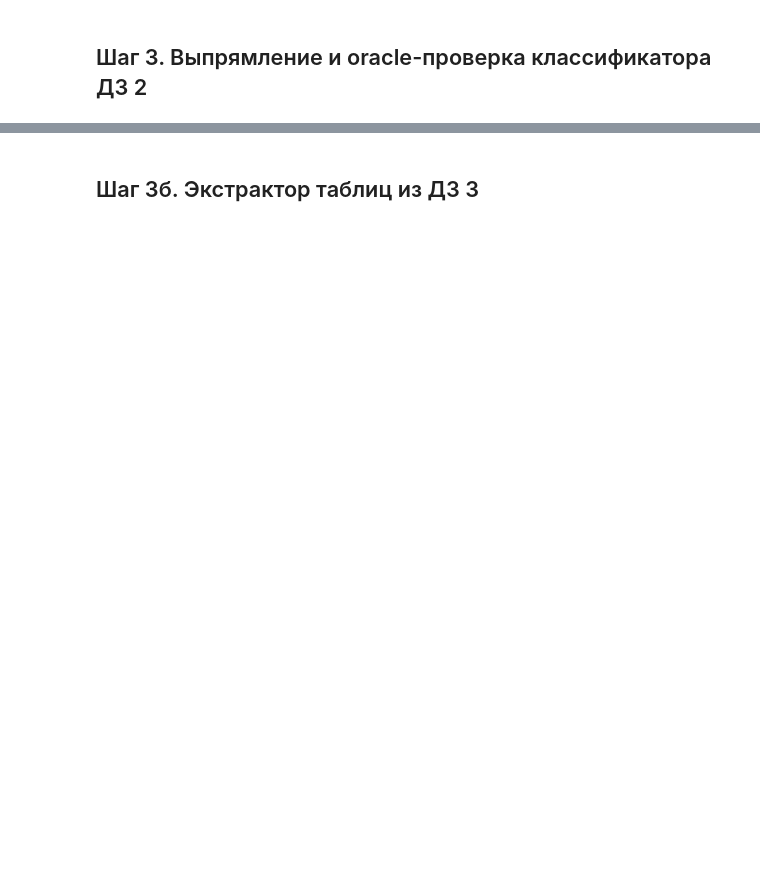
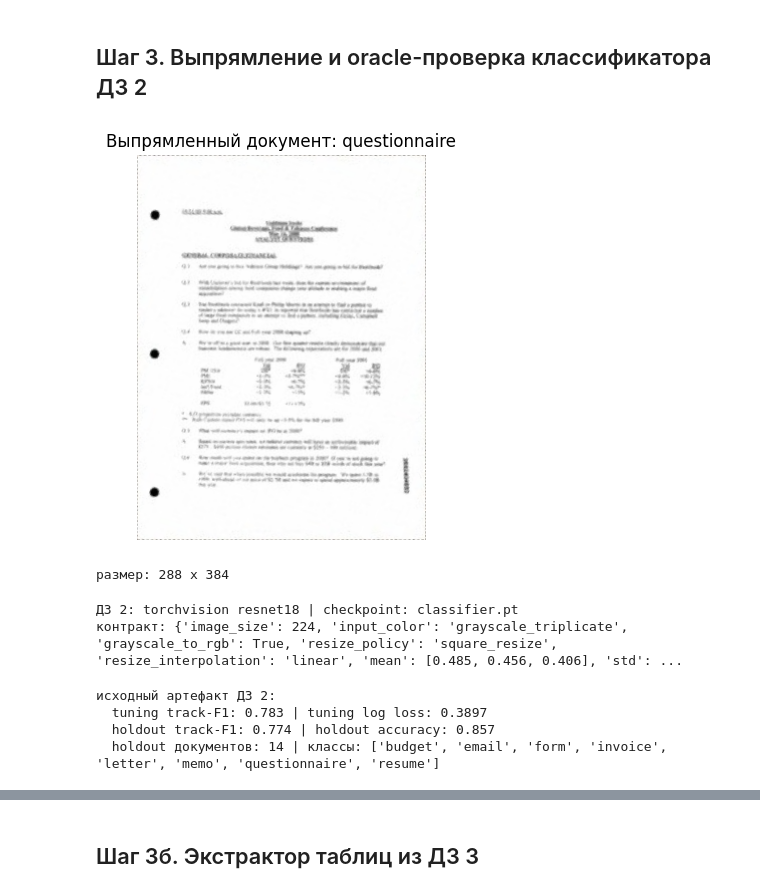
Before and after one commit to DementievWoW/MIPT_CV, a Jupyter notebook: case4/CV_ДЗ4_Конвейер_на_потоке.ipynb, the cells around one changed output, grey strips where cells are left out. Saved outputs shown, nothing was run; the diff lists cells and outputs as text; code cells hidden in the pictures; blank space fills up the shorter version.

```diff
--- a/case4/CV_ДЗ4_Конвейер_на_потоке.ipynb
+++ b/case4/CV_ДЗ4_Конвейер_на_потоке.ipynb
@@ -924,28 +1096,51 @@ if TRACKER_HOLDOUT_EXACT < 0.75:
 # %%
 # --- TODO 3.1: выпрямление документа ---
 # --- TODO 3.1: порядок углов и перспективное преобразование ---
 def order_quad(points):
-    ordered = ...
-    if ordered is Ellipsis:
-        raise NotImplementedError('Заполните TODO 3.1a: TL, TR, BR, BL')
+    """Возвращает углы в порядке: левый верхний, правый верхний, правый нижний, левый нижний."""
+    pts = np.asarray(points, np.float32).reshape(4, 2)
+    # Сортировка по углу вокруг центра даёт обход по часовой стрелке
+    # (ось y в изображении направлена вниз) и не ломается при повороте на ~45°.
+    center = pts.mean(axis=0)
+    angles = np.arctan2(pts[:, 1] - center[1], pts[:, 0] - center[0])
+    pts = pts[np.argsort(angles)]
+    # Начинаем обход с левого верхнего угла: у него минимальна сумма x + y.
+    start = int(np.argmin(pts.sum(axis=1)))
+    ordered = np.roll(pts, -start, axis=0)
     return np.asarray(ordered, np.float32)
 
 def warp_document(image_rgb, quad, long_side=384):
     points = order_quad(quad)
-    # TODO 3.1b. Вычислите ширину/высоту, destination и homography.
-    result = ...
-    if result is Ellipsis:
-        raise NotImplementedError('Заполните TODO 3.1b: cv2.getPerspectiveTransform + warpPerspective')
+    tl, tr, br, bl = points
+    # Размеры документа по длинным парам сторон
+    width = max(np.linalg.norm(tr - tl), np.linalg.norm(br - bl))
+    height = max(np.linalg.norm(bl - tl), np.linalg.norm(br - tr))
+    # Масштаб: длинная сторона равна long_side, пропорции сохраняются
+    scale = long_side / max(width, height, 1.0)
+    out_w = max(1, int(round(width * scale)))
+    out_h = max(1, int(round(height * scale)))
+    destination = np.array([[0, 0],
+                            [out_w - 1, 0],
+                            [out_w - 1, out_h - 1],
+                            [0, out_h - 1]], np.float32)
+    homography = cv2.getPerspectiveTransform(points, destination)
+    result = cv2.warpPerspective(image_rgb, homography, (out_w, out_h),
+                                 flags=cv2.INTER_LINEAR,
+                                 borderMode=cv2.BORDER_REPLICATE)
     return result
+
 sample_row = labelled[labelled['classification_ok'] == 1].iloc[0]
 sample_image = read_frame('train', sample_row['clip'], sample_row['frame'], rgb=True)
 sample_flat = warp_document(sample_image, json.loads(sample_row['quad']))
 plt.figure(figsize=(6, 5))
 plt.imshow(sample_flat)
 plt.axis('off')
 plt.title(f"Выпрямленный документ: {sample_row['type']}")
 plt.show()
 print('размер:', sample_flat.shape[1], 'x', sample_flat.shape[0])
+# %% [output]
+[figure, added]
+размер: 288 x 384
 # %%
 # --- Загрузка классификатора и точного контракта ДЗ 2 (инфраструктура) ---
 metrics_dz2 = json.load(open(DZ2 / 'metrics.json', encoding='utf-8'))
@@ -1068,6 +1263,9 @@ def predict_probabilities(model, image_rgb):
 
 print('ДЗ 2:', DZ2_FRAMEWORK, DZ2_ARCHITECTURE, '| checkpoint:', checkpoint_path.name)
 print('контракт:', DZ2_PREPROCESSING)
+# %% [output]
+ДЗ 2: torchvision resnet18 | checkpoint: classifier.pt
+контракт: {'image_size': 224, 'input_color': 'grayscale_triplicate', 'grayscale_to_rgb': True, 'resize_policy': 'square_resize', 'resize_interpolation': 'linear', 'mean': [0.485, 0.456, 0.406], 'std': ...
 # %%
 # --- Oracle-оценка ДЗ 2: истинные quad и track, без ошибок YOLO/трекера ---
 def thin_track_rows(rows, per_track=6, seed=SEED):
@@ -1170,6 +1368,11 @@ print(
     '  holdout документов:', ORACLE_BASELINE_HOLDOUT['tracks'],
     '| классы:', ORACLE_BASELINE_HOLDOUT['classes_present'],
 )
+# %% [output]
+исходный артефакт ДЗ 2:
+  tuning track-F1: 0.783 | tuning log loss: 0.3897
+  holdout track-F1: 0.774 | holdout accuracy: 0.857
+  holdout документов: 14 | классы: ['budget', 'email', 'form', 'invoice', 'letter', 'memo', 'questionnaire', 'resume']
 # %%
 # --- TODO 3.2: адаптация готового классификатора к видеодомену ---
 ADAPT_DZ2_ON_VIDEO = True
```
Also changed, not shown: parts of 34 cells of this notebook.
